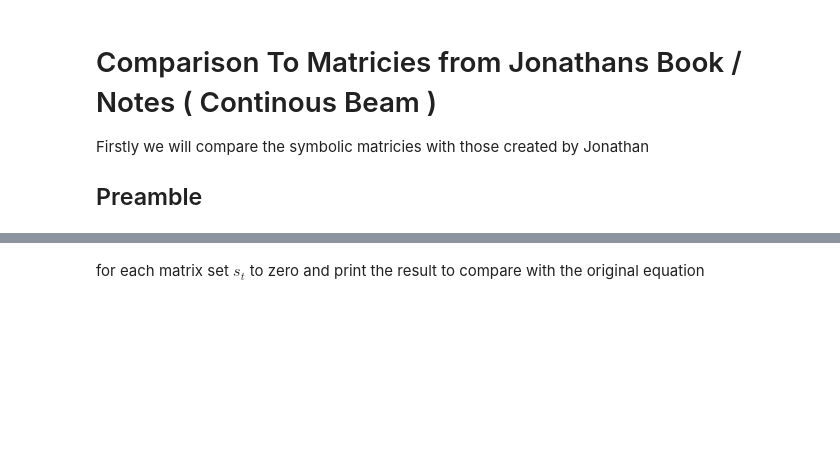
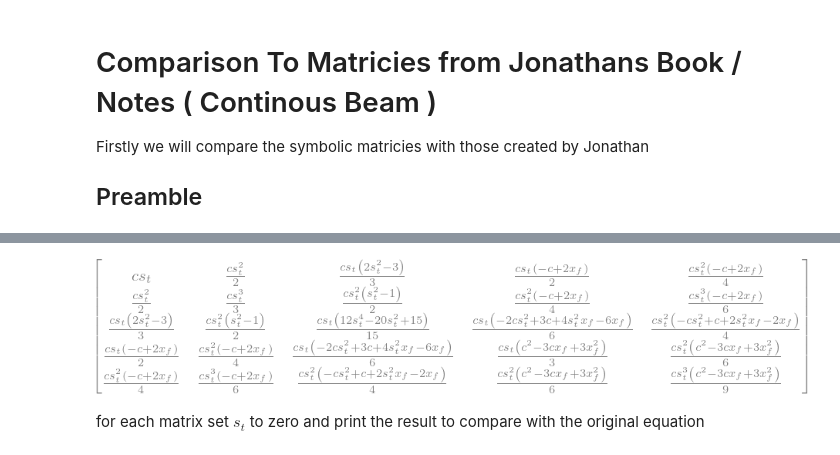
Before and after one commit to fh9g12/FwtModels, a Jupyter notebook: Workbooks/1_Assumed Shapes Modelling/2_AssumedShapesComparison to Book & Jonathan's Notes.ipynb, the cells around one changed output, grey strips where cells are left out. Drawn from its saved outputs; the diff is of its cells as text; code cells hidden in the pictures; blank space fills up the shorter version.

```diff
--- a/Workbooks/1_Assumed Shapes Modelling/2_AssumedShapesComparison to Book & Jonathan's Notes.ipynb
+++ b/Workbooks/1_Assumed Shapes Modelling/2_AssumedShapesComparison to Book & Jonathan's Notes.ipynb
@@ -62,2 +138,6 @@ sModel.GenerateKineticEnergy().subs(p.m_t,0).expand()
+# %%
+sym.simplify(A/p.rho_t)
+# %% [output]
+[figure, added]
 # %% [markdown]
 for each matrix set $s_t$ to zero and print the result to compare with the original equation
```
Also changed, not shown: parts of 26 cells of this notebook.
